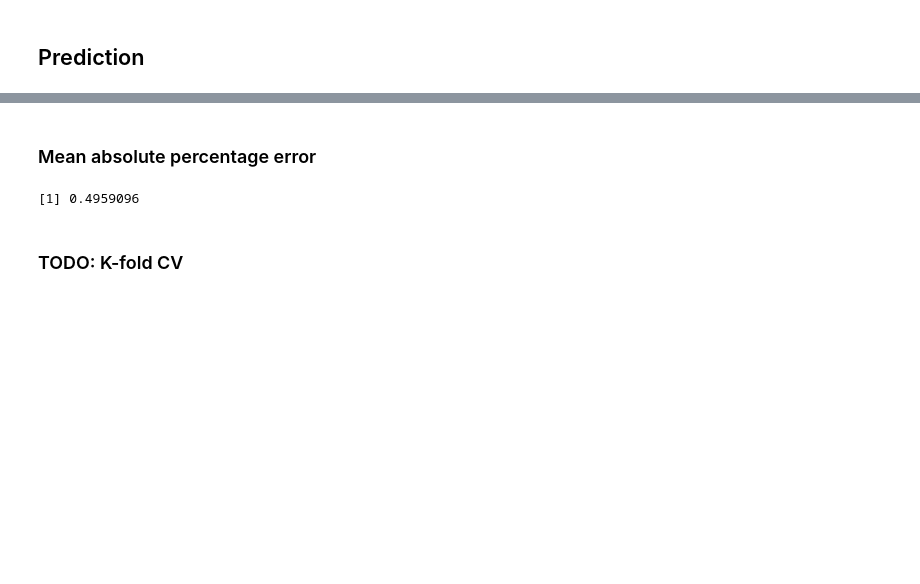
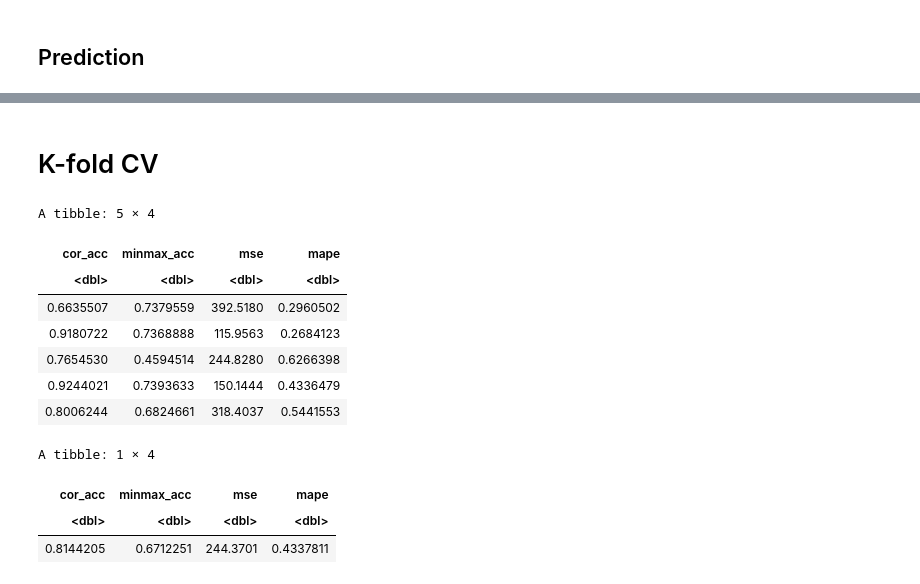
Before and after one commit to cjc77/r_statistics_tutorial, a Jupyter notebook: linear_regression.ipynb, the cells around one changed output, grey strips where cells are left out. Saved outputs shown, nothing was run; the diff lists cells and outputs as text; code cells hidden in the pictures; blank space fills up the shorter version.

```diff
--- a/linear_regression.ipynb
+++ b/linear_regression.ipynb
@@ -123,4 +194,4 @@ train_idx <- sample(x = nrow(cars_df), size = round(.8 * nrow(cars_df), 1), repl
 X_train <- cars_df[train_idx, ]
 X_test <- cars_df[-train_idx, ]
 # %%
-model <- glm(dist ~ speed, data = X_train, family = stats::gaussian(link = "identity"))
+lin_model <- glm(dist ~ speed, data = X_train, family = stats::gaussian(link = "identity"))
@@ -127,2 +218,2 @@ model <- glm(dist ~ speed, data = X_train, family = stats::gaussian(link = "iden
 # %%
-yhat <- predict.glm(model, X_test)
+yhat <- predict.glm(lin_model, X_test)
@@ -186,9 +235,34 @@ min_max_acc
-# %% [markdown]
-### Mean absolute percentage error
-# %%
-mape <- mean(abs(y_yhat_df$yhat - y_yhat_df$y) / y_yhat_df$y)
-mape
-# %% [output]
-[1] 0.4959096
 # %% [markdown]
-### TODO: K-fold CV
+# K-fold CV
+# %%
+glm_k_fold_cv <- function(X, y_col, ..., k = 5) {
+    folds <- createFolds(seq_len(nrow(X)), k = k, list = TRUE)
+    res_ls <- list()
+    for (i in seq_len(length(folds))) {
+        model <- glm(data = X[-folds[[i]], ], ...)
+        yhat <- predict.glm(model, X[folds[[i]], ])
+        res_ls[[i]] <- eval_performance(y = as.matrix(X[folds[[i]], y_col]), yhat = yhat)
+    }
+    res_m <- matrix(unlist(res_ls), nrow = length(res_ls[[1]]))
+    rownames(res_m) <- names(res_ls[[1]])
+    t(res_m)
+}
+# %%
+res_df <- glm_k_fold_cv(cars_df, 2, k = 5, formula = dist ~ speed, family = gaussian()) %>%
+    as_tibble
+# %%
+res_df
+summarize_all(res_df, mean)
+# %% [output]
+A tibble: 5 × 4
+| cor_acc | minmax_acc | mse | mape |
+| <dbl> | <dbl> | <dbl> | <dbl> |
+| 0.6635507 | 0.7379559 | 392.5180 | 0.2960502 |
+| 0.9180722 | 0.7368888 | 115.9563 | 0.2684123 |
+| 0.7654530 | 0.4594514 | 244.8280 | 0.6266398 |
+| 0.9244021 | 0.7393633 | 150.1444 | 0.4336479 |
+| 0.8006244 | 0.6824661 | 318.4037 | 0.5441553 |
+A tibble: 1 × 4
+| cor_acc | minmax_acc | mse | mape |
+| <dbl> | <dbl> | <dbl> | <dbl> |
+| 0.8144205 | 0.6712251 | 244.3701 | 0.4337811 |
```
Also changed, not shown: parts of 18 cells of this notebook.
